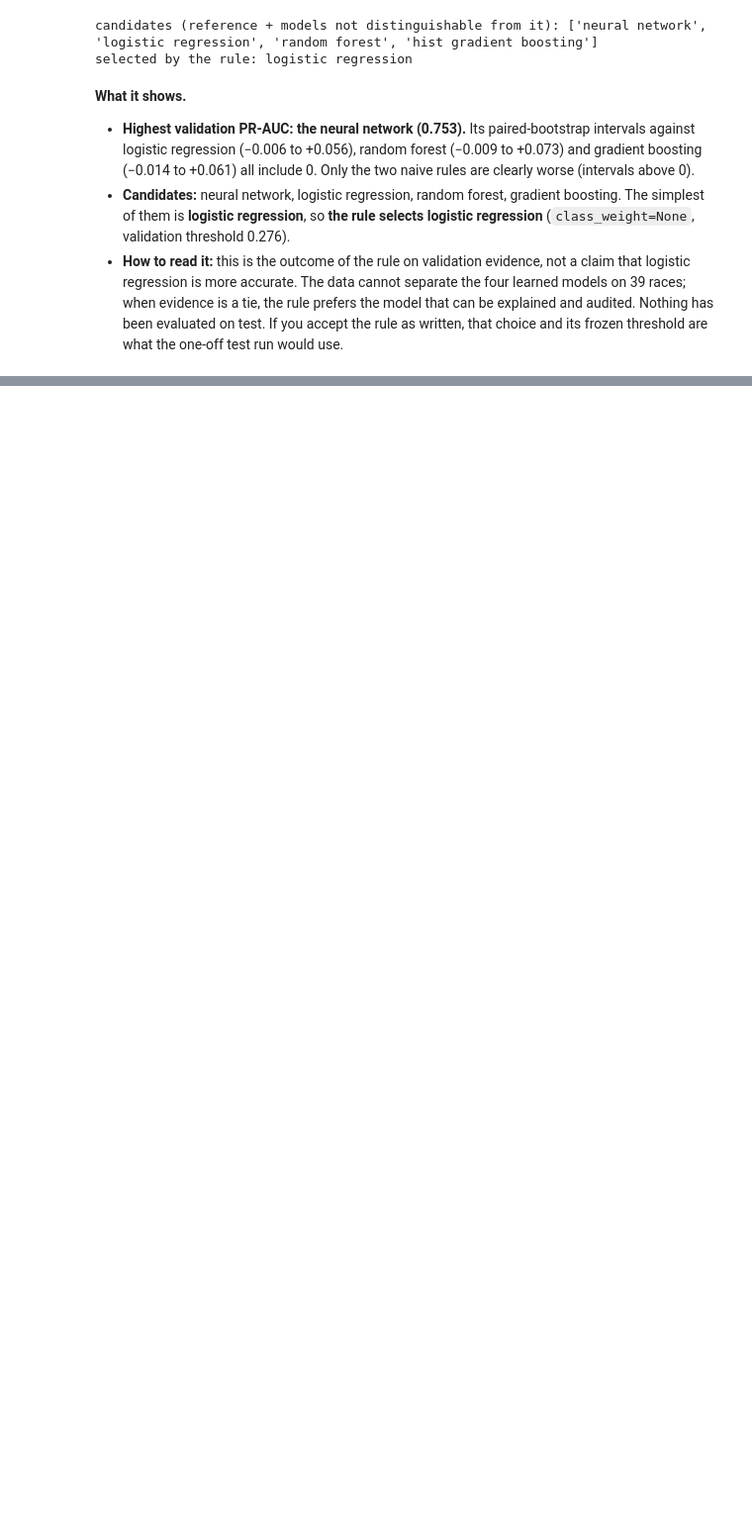
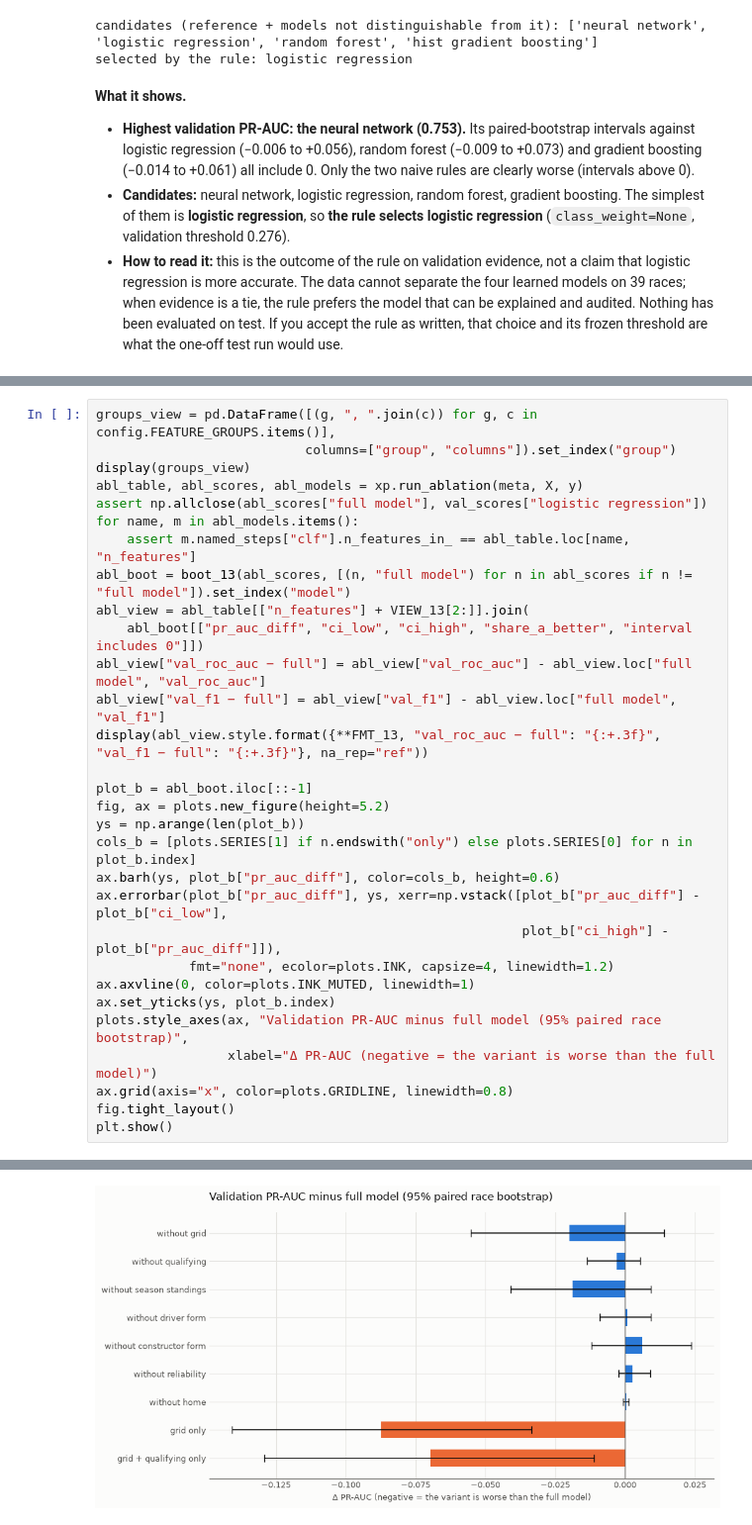
Before and after one commit to YShimy/f1-podium, a Jupyter notebook: notebooks/milestone1.ipynb, the cells around one changed output, grey strips where cells are left out. Shown at 99% size. Saved outputs shown, nothing was run; the diff lists cells and outputs as text; blank space fills up the shorter version.

```diff
--- a/notebooks/milestone1.ipynb
+++ b/notebooks/milestone1.ipynb
@@ -3889,0 +4194,31 @@ selected by the rule: logistic regression
+# %%
+groups_view = pd.DataFrame([(g, ", ".join(c)) for g, c in config.FEATURE_GROUPS.items()],
+                           columns=["group", "columns"]).set_index("group")
+display(groups_view)
+abl_table, abl_scores, abl_models = xp.run_ablation(meta, X, y)
+assert np.allclose(abl_scores["full model"], val_scores["logistic regression"])
+for name, m in abl_models.items():
+    assert m.named_steps["clf"].n_features_in_ == abl_table.loc[name, "n_features"]
+abl_boot = boot_13(abl_scores, [(n, "full model") for n in abl_scores if n != "full model"]).set_index("model")
+abl_view = abl_table[["n_features"] + VIEW_13[2:]].join(
+    abl_boot[["pr_auc_diff", "ci_low", "ci_high", "share_a_better", "interval includes 0"]])
+abl_view["val_roc_auc − full"] = abl_view["val_roc_auc"] - abl_view.loc["full model", "val_roc_auc"]
+abl_view["val_f1 − full"] = abl_view["val_f1"] - abl_view.loc["full model", "val_f1"]
+display(abl_view.style.format({**FMT_13, "val_roc_auc − full": "{:+.3f}", "val_f1 − full": "{:+.3f}"}, na_rep="ref"))
+
+plot_b = abl_boot.iloc[::-1]
+fig, ax = plots.new_figure(height=5.2)
+ys = np.arange(len(plot_b))
+cols_b = [plots.SERIES[1] if n.endswith("only") else plots.SERIES[0] for n in plot_b.index]
+ax.barh(ys, plot_b["pr_auc_diff"], color=cols_b, height=0.6)
+ax.errorbar(plot_b["pr_auc_diff"], ys, xerr=np.vstack([plot_b["pr_auc_diff"] - plot_b["ci_low"],
+                                                       plot_b["ci_high"] - plot_b["pr_auc_diff"]]),
+            fmt="none", ecolor=plots.INK, capsize=4, linewidth=1.2)
+ax.axvline(0, color=plots.INK_MUTED, linewidth=1)
+ax.set_yticks(ys, plot_b.index)
+plots.style_axes(ax, "Validation PR-AUC minus full model (95% paired race bootstrap)",
+                 xlabel="Δ PR-AUC (negative = the variant is worse than the full model)")
+ax.grid(axis="x", color=plots.GRIDLINE, linewidth=0.8)
+fig.tight_layout()
+plt.show()
+# %% [output]
@@ -3889,0 +4246 @@ selected by the rule: logistic regression
+[figure, added]
```
Also changed, not shown: parts of 19 cells of this notebook, 1 other file.
